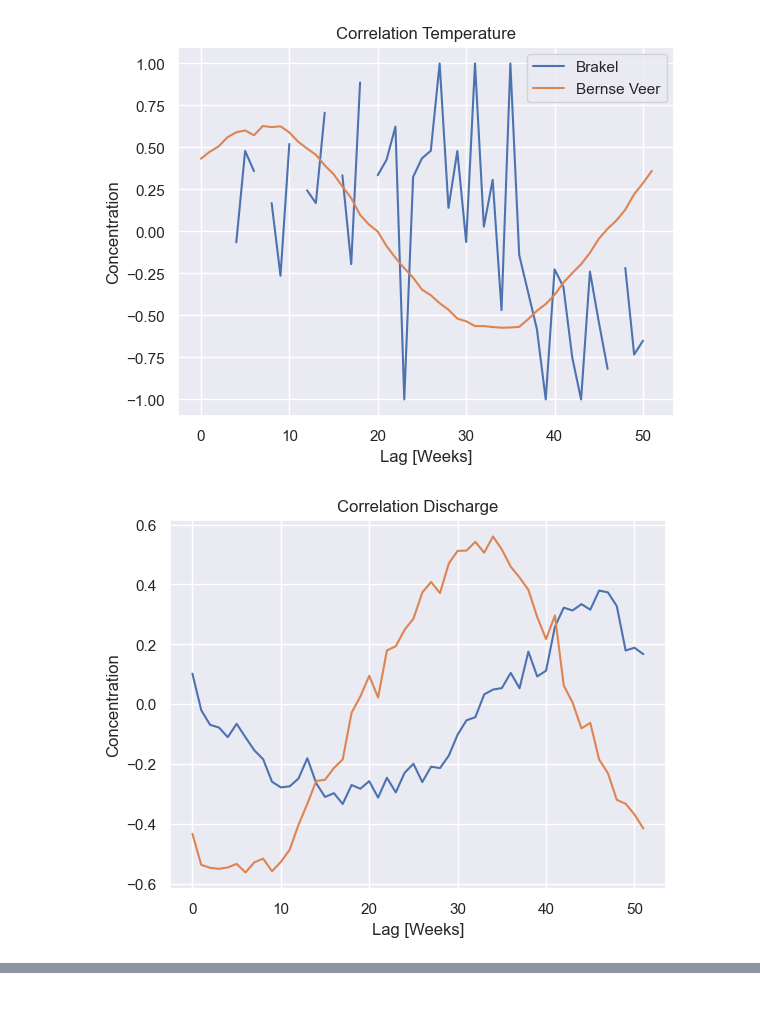
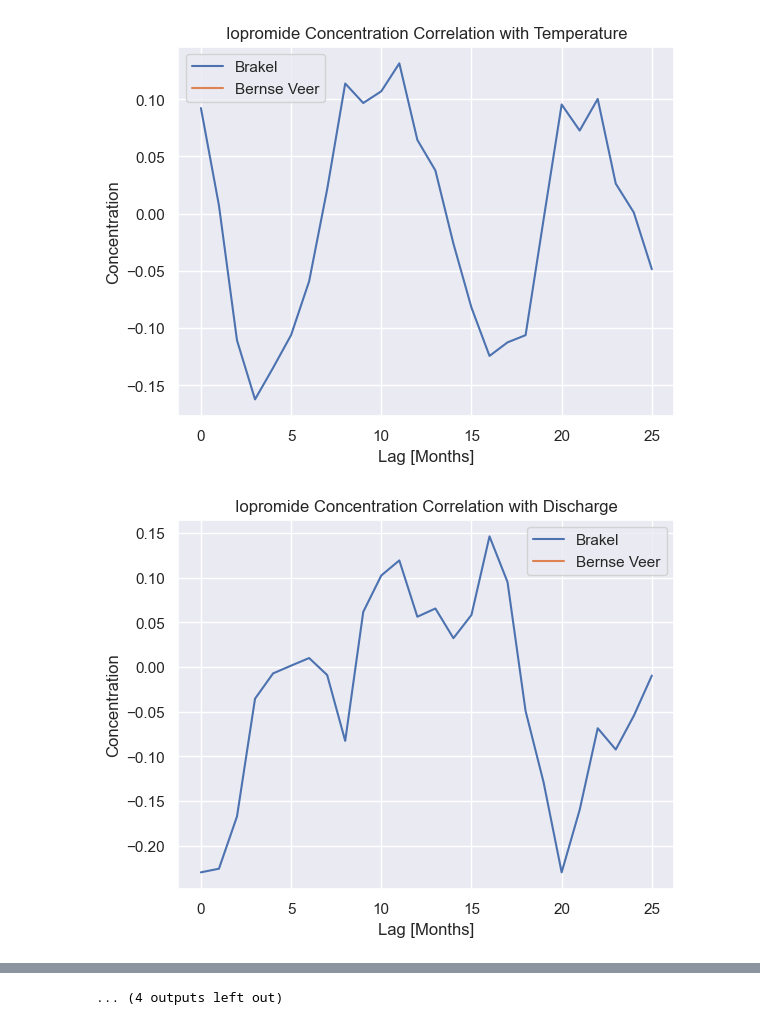
Before and after one commit to jipsteiger/Unit3, a Jupyter notebook: Correlation Analysis.ipynb, the cells around one changed output, grey strips where cells are left out. Cells and saved outputs as stored; diff of their text form; code cells hidden in the pictures.

Commit message:
Finished Correlation Analysis

```diff
--- a/Correlation Analysis.ipynb
+++ b/Correlation Analysis.ipynb
@@ -60,12 +60,12 @@ def correlation_lag(lag, df1, df2):
     return(correlation["Value"]["Value2"])
 
 
-def correlation_analysis(df):
+def correlation_analysis(df, freq):
     #Some general formatting
     #Strings can be given as an input to alter the filename or title
     Component = df["Component"][1].capitalize()
     if Component != "Temperature" and Component != "Acidity":
-        conc_string = "concentration"
+        conc_string = "Concentration"
     else:
         conc_string = ""
     label_y = Component + conc_string +"  [" + df["Unit"][1] +"]"
@@ -73,49 +73,48 @@ def correlation_analysis(df):
     df_br = df[df["Location"] == "Brakel"]["Value"]
     df_bv = df[df["Location"] == "Bernse Veer"]["Value"]
     df_temp_br = df_Temp[df_Temp["Location"] == "Brakel"]["Value"]
     df_temp_bv = df_Temp[df_Temp["Location"] == "Bernse Veer"]["Value"]
 
-
-    df_br_mean = df_br.resample("W").mean()
-    df_bv_mean = df_bv.resample("W").mean()
-    df_temp_br_mean = df_temp_br.resample("W").mean()
-    df_temp_bv_mean = df_temp_bv.resample("W").mean()
-    df_discharge_mean = discharge.resample("W").mean()
+    freq = "M"
+    df_br_mean = df_br.resample(freq).mean()
+    df_bv_mean = df_bv.resample(freq).mean()
+    df_temp_br_mean = df_temp_br.resample(freq).mean()
+    df_temp_bv_mean = df_temp_bv.resample(freq).mean()
+    df_discharge_mean = discharge.resample(freq).mean()
     df_discharge_mean = df_discharge_mean.squeeze()
 
-    lags_number = 52
+    lags_number = 24
     lags = np.arange(0,lags_number)
     correlations_br_temp = []
     correlations_bv_temp = []
     correlations_br_dis = []
     correlations_bv_dis = []
     for i in lags:
         correlations_br_temp.append(correlation_lag(i, df_br_mean, df_temp_br_mean))
         correlations_bv_temp.append(correlation_lag(i, df_bv_mean, df_temp_bv_mean))
 
         correlations_br_dis.append(correlation_lag(i, df_br_mean, df_discharge_mean))
         correlations_bv_dis.append(correlation_lag(i, df_bv_mean, df_discharge_mean))
 
     plt.plot(lags, correlations_br_temp, label = "Brakel")
     plt.plot(lags, correlations_bv_temp, label = "Bernse Veer")
-    plt.title("Correlation Temperature")
-    plt.xlabel("Lag [Weeks]")
-    plt.ylabel("Concentration") #Change this
+    plt.title(Component + " " + conc_string + " " + "Correlation with Temperature")
+    plt.xlabel("Lag [Months]")
+    plt.ylabel("Concentration")
     plt.legend()
     plt.show()
 
     plt.plot(lags, correlations_br_dis, label = "Brakel")
     plt.plot(lags, correlations_bv_dis, label = "Bernse Veer")
-    plt.title("Correlation Discharge")
-    plt.xlabel("Lag [Weeks]")
+    plt.title(Component + " " + conc_string + " " + "Correlation with Discharge")
+    plt.xlabel("Lag [Months]")
     plt.ylabel("Concentration") #Change this
+    plt.legend()
     plt.show()
-    # ax = df_br_mean.plot()
-    # df_temp_br_mean.plot()
 
-correlation_analysis(df_fluopyram)
-# for df in dataset:
-#     trend_analysis(df):
+# correlation_analysis(df_fluopyram)
+for df in datasets:
+    correlation_analysis(df,freq)
 # %% [output]
-[figure, old version]
+[figure, new version]
-[figure, old version]
+[figure, new version]
@@ -121,0 +131 @@ correlation_analysis(df_fluopyram)
+... (4 outputs left out)
```
Also changed, not shown: parts of 1 cell of this notebook.
